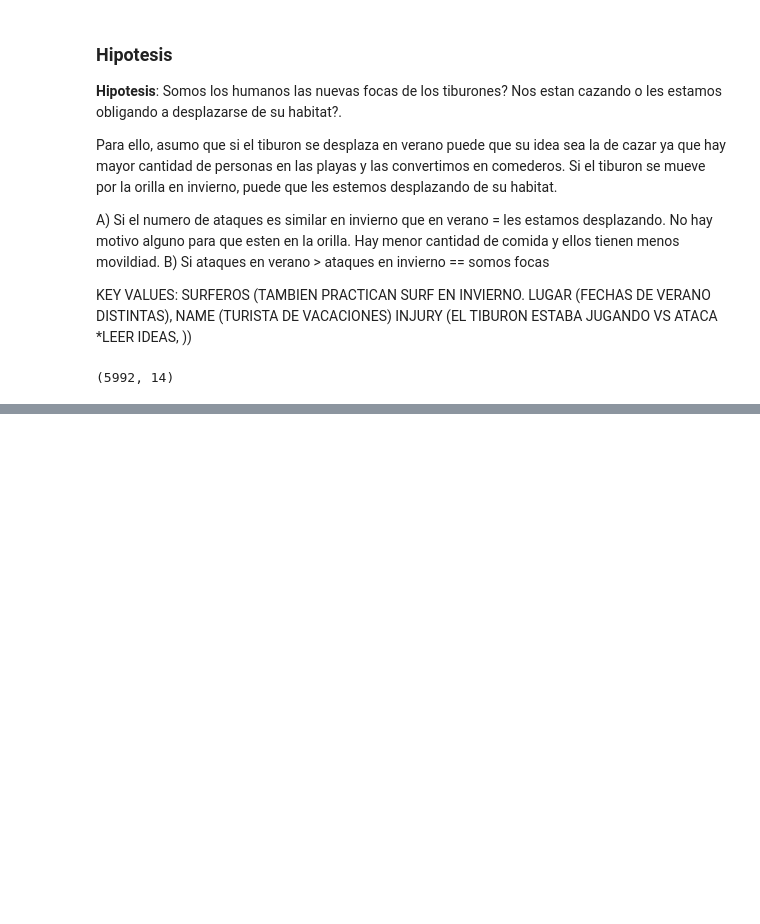
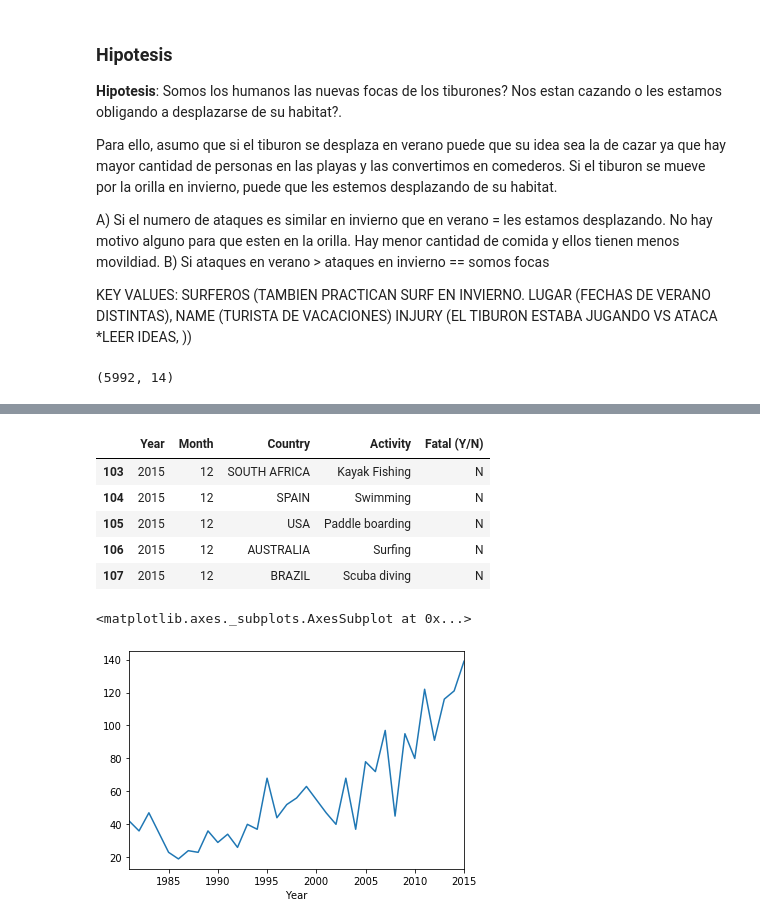
Before and after one commit to ironhack-datalabs/datamad0619, a Jupyter notebook: module-1/pandas-project/your-code/shark_project.ipynb, the cells around one changed output, grey strips where cells are left out. Cells and saved outputs as stored; diff of their text form; code cells hidden in the pictures; blank space fills up the shorter version.

```diff
--- a/module-1/pandas-project/your-code/shark_project.ipynb
+++ b/module-1/pandas-project/your-code/shark_project.ipynb
@@ -158,0 +170,23 @@ display(dhf.head())
+# %%
+#To simplify and try more things: I am evaluating if current living sharks are learning that humans are a good source
+#of food + life expectancy of a shark is between 20-30 years, I will take into account only data since 1980s (30 + 10).
+
+dh_clean_years = dhf[dhf['Year'] > 1980].copy()
+dh_clean_years.shape
+
+dhf_years = dh_clean_years[['Year', 'Month', 'Country', 'Activity', 'Fatal (Y/N)']]
+display(dhf_years.head())
+
+year_size_sample1 = dhf_years.groupby(dhf_years['Year']).size()
+#display (year_size_sample1.head())
+
+year_size_sample1.plot(x='Year', y='Year')
+# %% [output]
+|  | Year | Month | Country | Activity | Fatal (Y/N) |
+| 103 | 2015 | 12 | SOUTH AFRICA | Kayak Fishing | N |
+| 104 | 2015 | 12 | SPAIN | Swimming | N |
+| 105 | 2015 | 12 | USA | Paddle boarding | N |
+| 106 | 2015 | 12 | AUSTRALIA | Surfing | N |
+| 107 | 2015 | 12 | BRAZIL | Scuba diving | N |
+<matplotlib.axes._subplots.AxesSubplot at 0x...>
+[figure, added]
```
Also changed, not shown: parts of 12 cells of this notebook.
